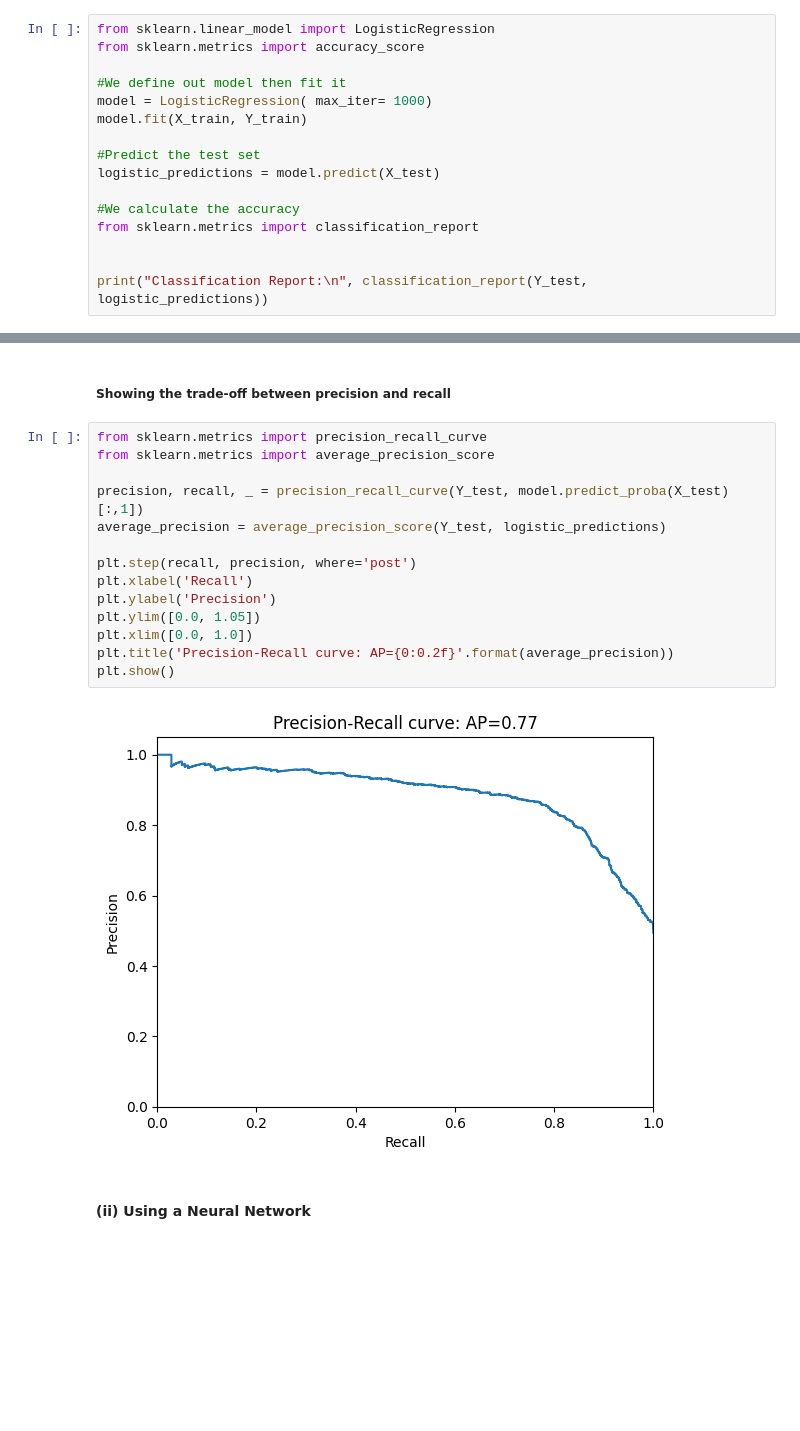
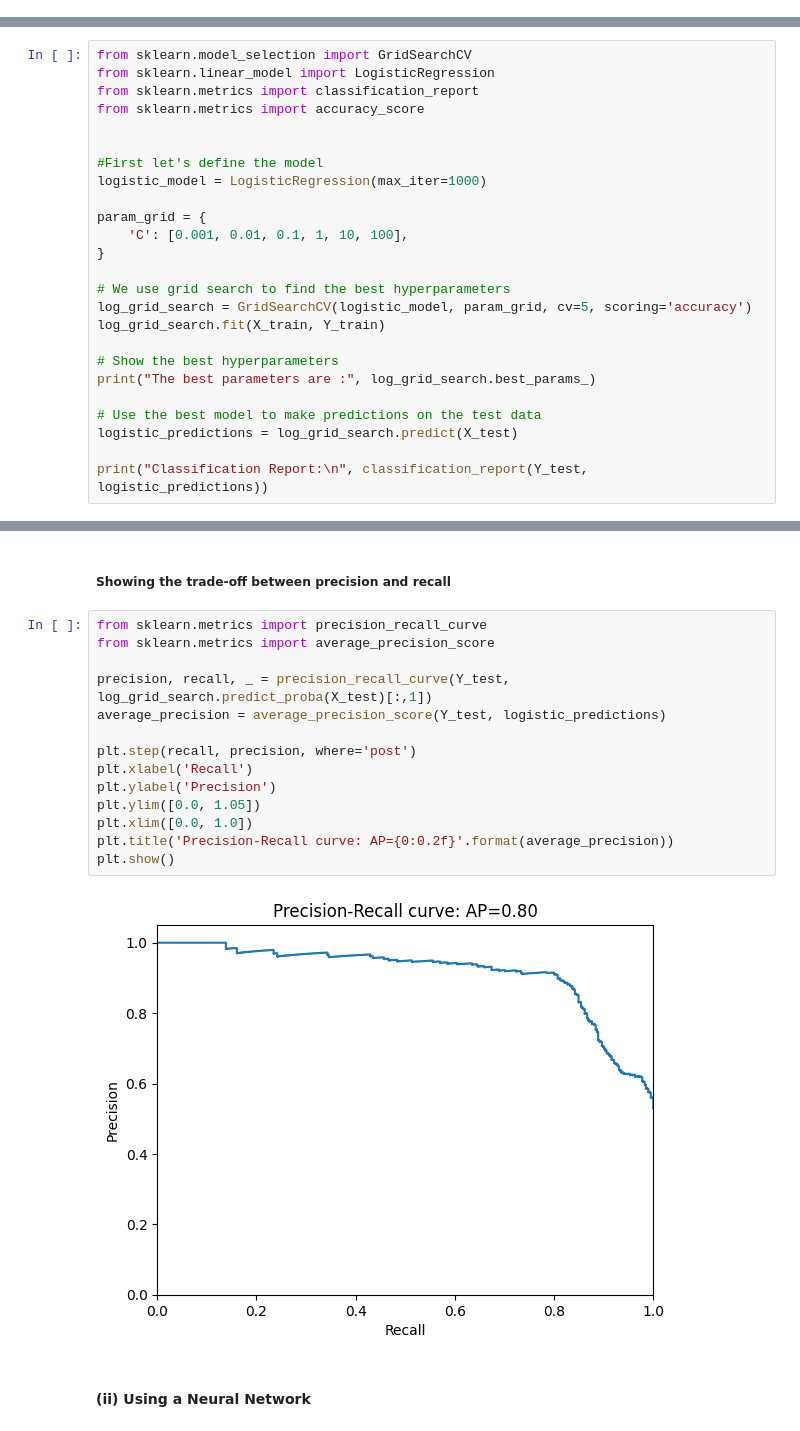
Before and after one commit to Saru99034/Python-Project-A4-DIA, a Jupyter notebook: Python Project Sarujan DENSON - Ahmed MAALOUL - Martin PUJOL.ipynb, the cells around one changed output, grey strips where cells are left out. Saved outputs shown, nothing was run; the diff lists cells and outputs as text; blank space fills up the shorter version.

```diff
--- a/Python Project Sarujan DENSON - Ahmed MAALOUL - Martin PUJOL.ipynb
+++ b/Python Project Sarujan DENSON - Ahmed MAALOUL - Martin PUJOL.ipynb
@@ -246,19 +370,3 @@ array([[-0.31040663, -0.30881093, -0.2668843 , ..., -0.51646068,
 ### III. Modelisation
 # %% [markdown]
 #### (i) Logistic regression model
-# %%
-from sklearn.linear_model import LogisticRegression
-from sklearn.metrics import accuracy_score
-
-#We define out model then fit it
-model = LogisticRegression( max_iter= 1000)
-model.fit(X_train, Y_train)
-
-#Predict the test set
-logistic_predictions = model.predict(X_test)
-
-#We calculate the accuracy
-from sklearn.metrics import classification_report
-
-
-print("Classification Report:\n", classification_report(Y_test, logistic_predictions))
@@ -274,0 +373,25 @@ weighted avg       0.82      0.81      0.81      4119
+# %%
+from sklearn.model_selection import GridSearchCV
+from sklearn.linear_model import LogisticRegression
+from sklearn.metrics import classification_report
+from sklearn.metrics import accuracy_score
+
+
+#First let's define the model
+logistic_model = LogisticRegression(max_iter=1000)
+
+param_grid = {
+    'C': [0.001, 0.01, 0.1, 1, 10, 100],
+}
+
+# We use grid search to find the best hyperparameters
+log_grid_search = GridSearchCV(logistic_model, param_grid, cv=5, scoring='accuracy')
+log_grid_search.fit(X_train, Y_train)
+
+# Show the best hyperparameters
+print("The best parameters are :", log_grid_search.best_params_)
+
+# Use the best model to make predictions on the test data
+logistic_predictions = log_grid_search.predict(X_test)
+
+print("Classification Report:\n", classification_report(Y_test, logistic_predictions))
@@ -309,18 +443,18 @@ plt.show()
 # %%
 from sklearn.metrics import precision_recall_curve
 from sklearn.metrics import average_precision_score
 
-precision, recall, _ = precision_recall_curve(Y_test, model.predict_proba(X_test)[:,1])
+precision, recall, _ = precision_recall_curve(Y_test, log_grid_search.predict_proba(X_test)[:,1])
 average_precision = average_precision_score(Y_test, logistic_predictions)
 
 plt.step(recall, precision, where='post')
 plt.xlabel('Recall')
 plt.ylabel('Precision')
 plt.ylim([0.0, 1.05])
 plt.xlim([0.0, 1.0])
 plt.title('Precision-Recall curve: AP={0:0.2f}'.format(average_precision))
 plt.show()
 # %% [output]
-[figure, old version]
+[figure, new version]
 # %% [markdown]
 #### (ii) Using a Neural Network
```
Also changed, not shown: parts of 54 cells of this notebook, 1 other file.
